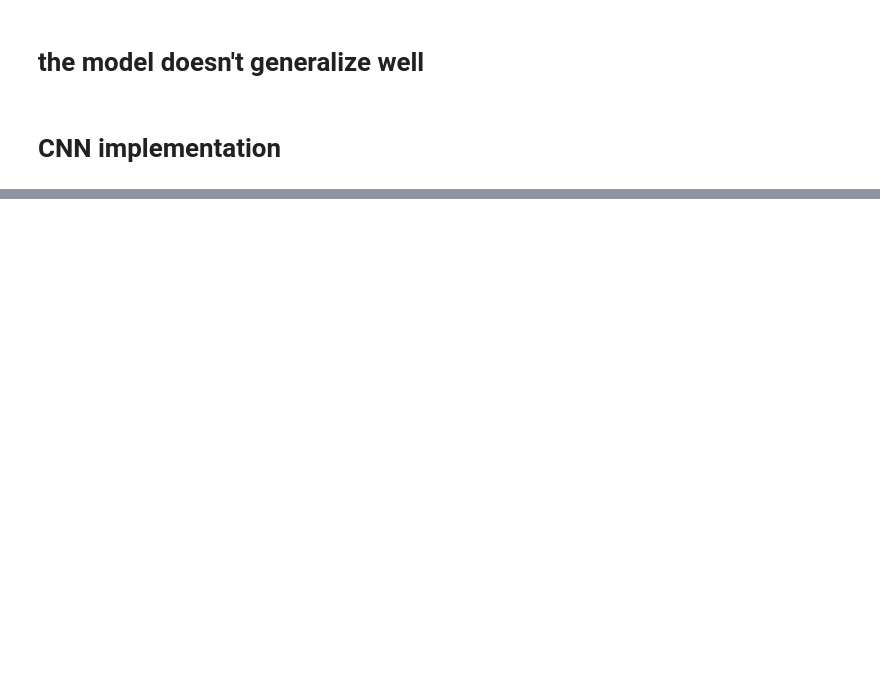
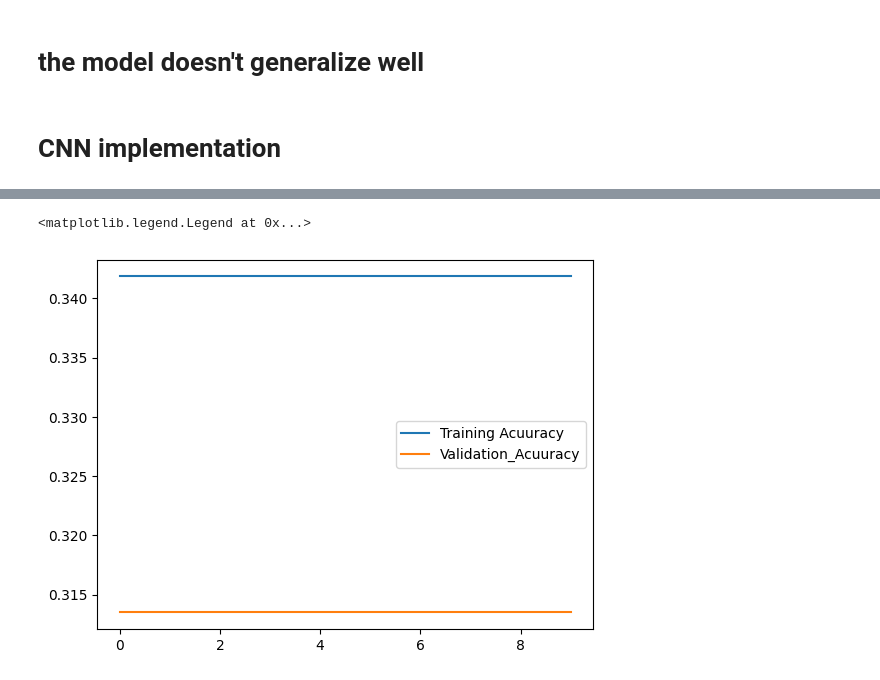
Before and after one commit to itsjustdannyb/rock-paper-scissors-classifier, a Jupyter notebook: rock_paper_scissors_classifier.ipynb, the cells around one changed output, grey strips where cells are left out. Cells and saved outputs as stored; diff of their text form; code cells hidden in the pictures; blank space fills up the shorter version.

```diff
--- a/rock_paper_scissors_classifier.ipynb
+++ b/rock_paper_scissors_classifier.ipynb
@@ -264,0 +288,7 @@ cnn_model = Sequential([
+# %%
+cnn_hist['sparse_categorical_accuracy'].plot(kind='line', label='Training Acuuracy')
+cnn_hist['val_sparse_categorical_accuracy'].plot(kind='line', label='Validation_Acuuracy')
+plt.legend()
+# %% [output]
+<matplotlib.legend.Legend at 0x...>
+[figure, added]
```
Also changed, not shown: parts of 26 cells of this notebook.
